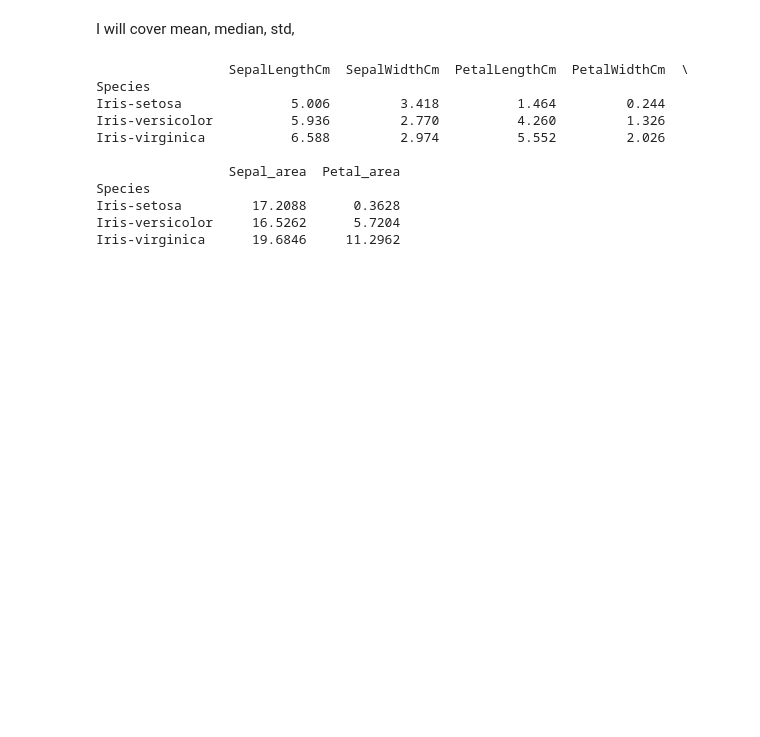
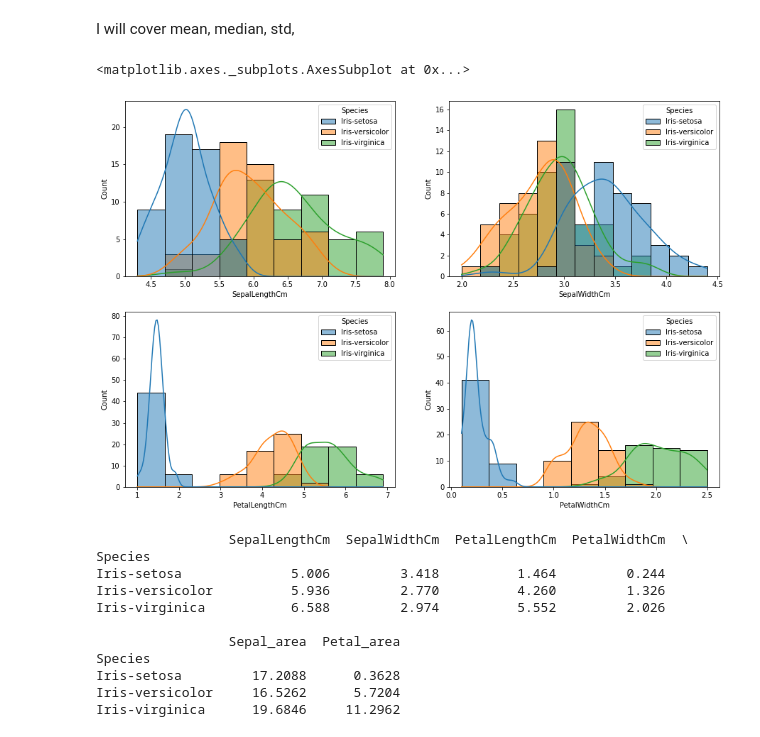
Before and after one commit to BlueElf246/datle2403, a Jupyter notebook: iris_analyse.ipynb, the cells around one changed output. Cells and saved outputs as stored; diff of their text form; code cells hidden in the pictures; blank space fills up the shorter version.

```diff
--- a/iris_analyse.ipynb
+++ b/iris_analyse.ipynb
@@ -84,6 +85,15 @@ df['Sepal_area']=df['SepalLengthCm']*df['SepalWidthCm']
 df['Petal_area']=df['PetalLengthCm']*df['PetalWidthCm']
 # %% [markdown]
 I will cover mean, median, std,
+# %%
+fig, ax = plt.subplots(2, 2, figsize=(15,10))
+sns.histplot(ax = ax[0,0],data=df,x ="SepalLengthCm",hue="Species",kde = True)
+sns.histplot(ax = ax[0,1],data=df,x ="SepalWidthCm",hue="Species",kde = True)
+sns.histplot(ax = ax[1,0],data=df,x ="PetalLengthCm",hue="Species",kde = True)
+sns.histplot(ax = ax[1,1],data=df,x ="PetalWidthCm",hue="Species",kde = True)
+# %% [output]
+<matplotlib.axes._subplots.AxesSubplot at 0x...>
+[figure, added]
 # %%
 import matplotlib.pyplot as plt
 mean=df.groupby('Species').mean()
```
Also changed, not shown: parts of 12 cells of this notebook.
